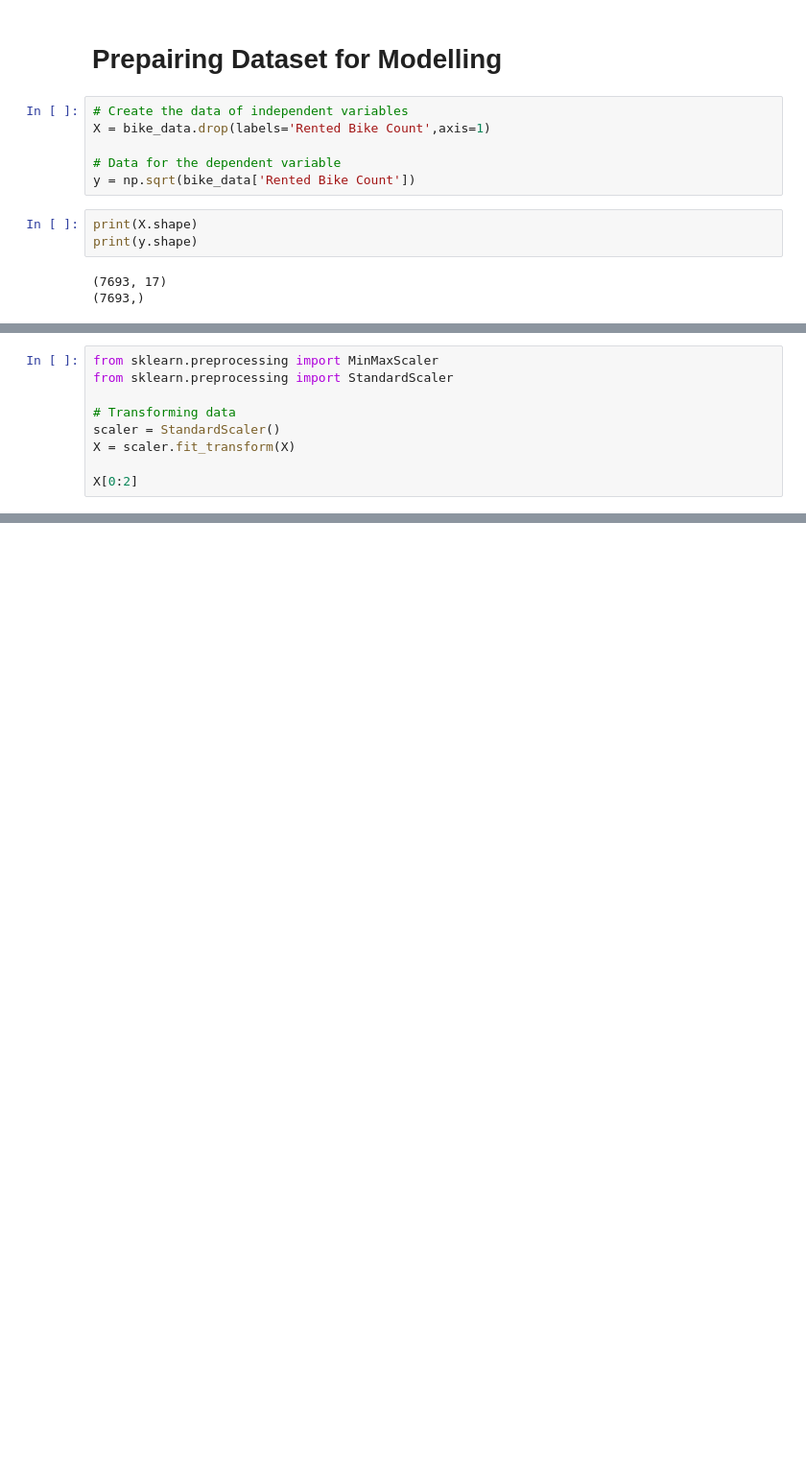
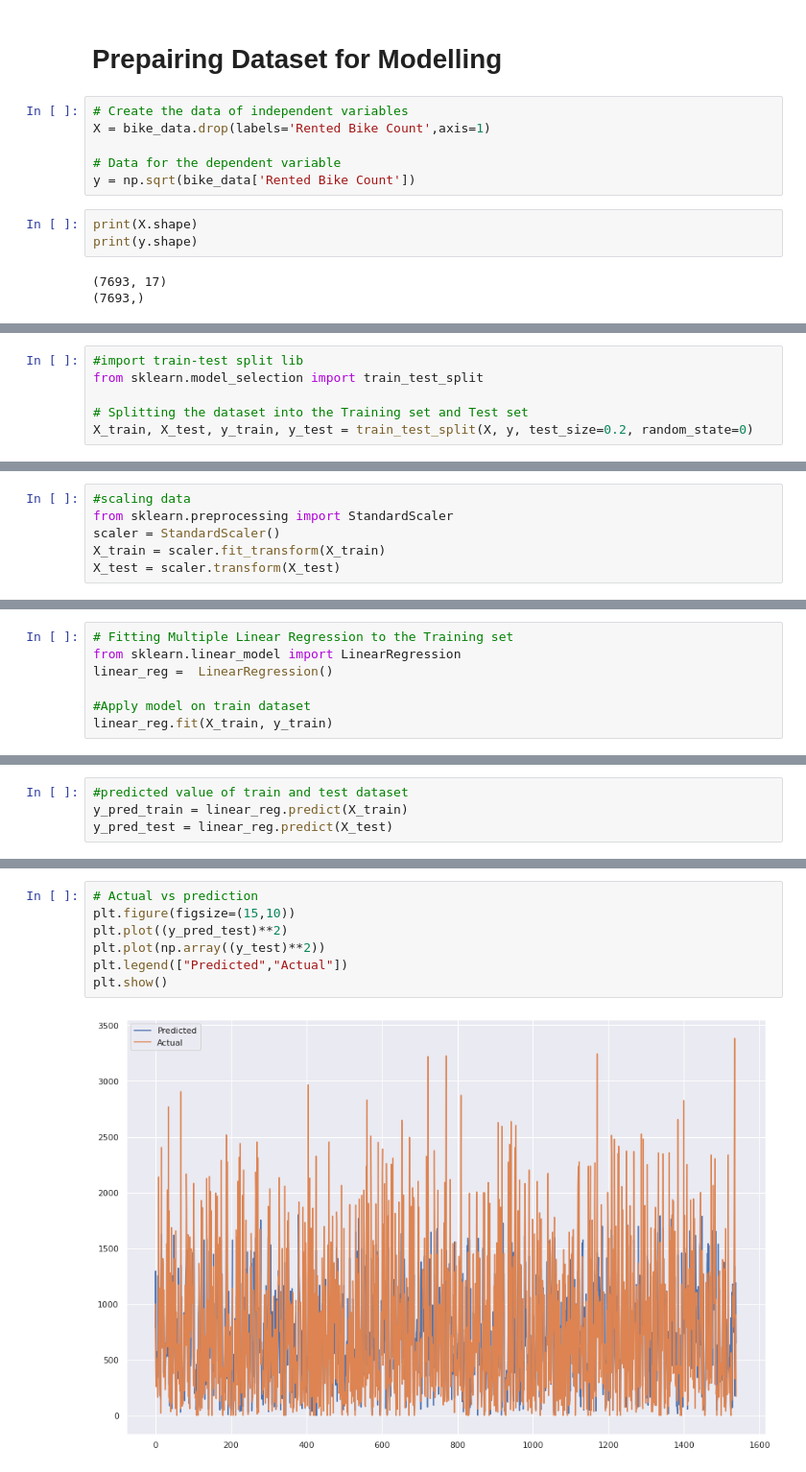
Before and after one commit to shubham-bhadouria/-Seoul-Bike-Sharing-Demand-Prediction, a Jupyter notebook: Copy_of_Copy_of_Bike_Sharing_Demand_Prediction_Capstone_Project.ipynb, the cells around one changed output, grey strips where cells are left out. Shown at 96% size. Saved outputs shown, nothing was run; the diff lists cells and outputs as text; blank space fills up the shorter version.

```diff
--- a/Copy_of_Copy_of_Bike_Sharing_Demand_Prediction_Capstone_Project.ipynb
+++ b/Copy_of_Copy_of_Bike_Sharing_Demand_Prediction_Capstone_Project.ipynb
@@ -498,0 +501,6 @@ print(y.shape)
+# %%
+#import train-test split lib
+from sklearn.model_selection import train_test_split
+
+# Splitting the dataset into the Training set and Test set
+X_train, X_test, y_train, y_test = train_test_split(X, y, test_size=0.2, random_state=0)
@@ -499,9 +526,6 @@ print(y.shape)
 # %%
-from sklearn.preprocessing import MinMaxScaler
+#scaling data
 from sklearn.preprocessing import StandardScaler
-
-# Transforming data
 scaler = StandardScaler()
-X = scaler.fit_transform(X)
-
-X[0:2]
+X_train = scaler.fit_transform(X_train)
+X_test = scaler.transform(X_test)
@@ -516,0 +534,7 @@ array([[-1.63248803, -1.6354049 , -1.1107978 ,  0.63211215,  0.91310992,
+# %%
+# Fitting Multiple Linear Regression to the Training set
+from sklearn.linear_model import LinearRegression
+linear_reg =  LinearRegression()
+
+#Apply model on train dataset
+linear_reg.fit(X_train, y_train)
@@ -516,0 +548,4 @@ array([[-1.63248803, -1.6354049 , -1.1107978 ,  0.63211215,  0.91310992,
+# %%
+#predicted value of train and test dataset
+y_pred_train = linear_reg.predict(X_train)
+y_pred_test = linear_reg.predict(X_test)
@@ -516,0 +579,9 @@ array([[-1.63248803, -1.6354049 , -1.1107978 ,  0.63211215,  0.91310992,
+# %%
+# Actual vs prediction
+plt.figure(figsize=(15,10))
+plt.plot((y_pred_test)**2)
+plt.plot(np.array((y_test)**2))
+plt.legend(["Predicted","Actual"])
+plt.show()
+# %% [output]
+[figure, added]
```
Also changed, not shown: parts of 12 cells of this notebook.
